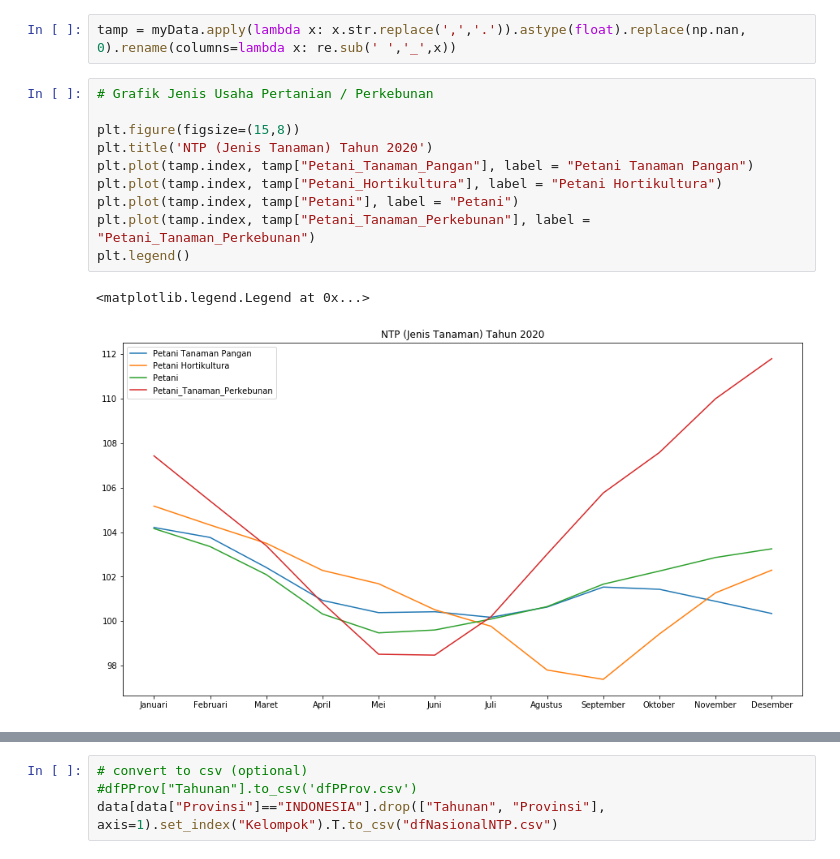
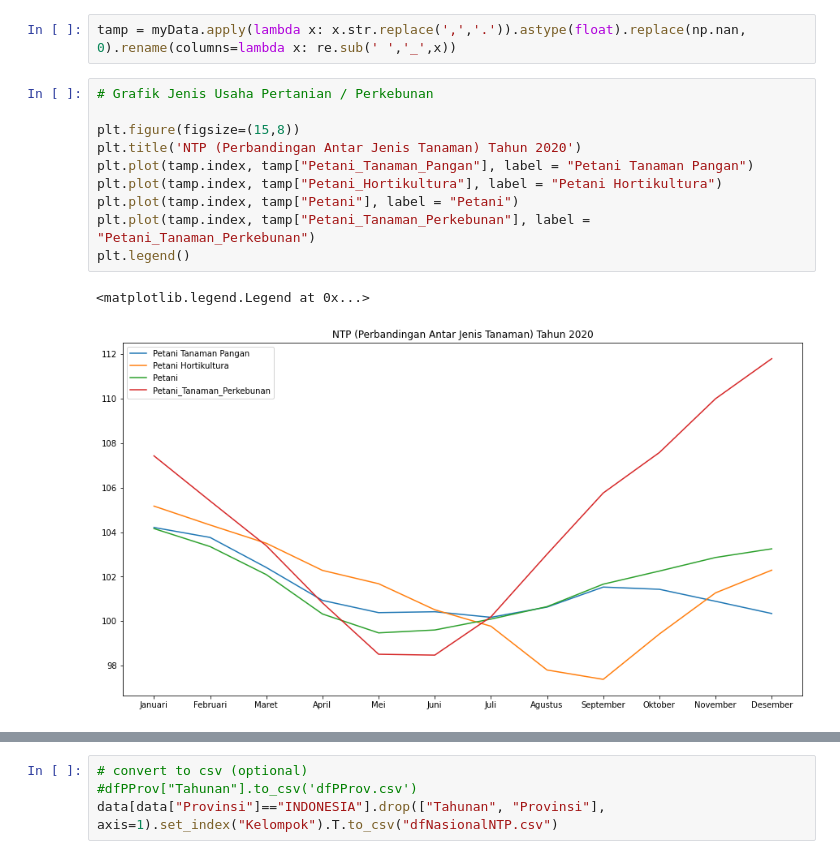
Before and after one commit to IanNarsa/iannarsa.github.io, a Jupyter notebook: pertanian/NTP.ipynb, the cells around one changed output, grey strips where cells are left out. Cells and saved outputs as stored; diff of their text form.

```diff
--- a/pertanian/NTP.ipynb
+++ b/pertanian/NTP.ipynb
@@ -178,13 +190,13 @@ tamp = myData.apply(lambda x: x.str.replace(',','.')).astype(float).replace(np.n
 # %%
 # Grafik Jenis Usaha Pertanian / Perkebunan
 
 plt.figure(figsize=(15,8))
-plt.title('NTP (Jenis Tanaman) Tahun 2020')
+plt.title('NTP (Perbandingan Antar Jenis Tanaman) Tahun 2020')
 plt.plot(tamp.index, tamp["Petani_Tanaman_Pangan"], label = "Petani Tanaman Pangan")
 plt.plot(tamp.index, tamp["Petani_Hortikultura"], label = "Petani Hortikultura")
 plt.plot(tamp.index, tamp["Petani"], label = "Petani")
 plt.plot(tamp.index, tamp["Petani_Tanaman_Perkebunan"], label = "Petani_Tanaman_Perkebunan")
 plt.legend()
 # %% [output]
 <matplotlib.legend.Legend at 0x...>
-[figure, old version]
+[figure, new version]
```
Also changed, not shown: parts of 16 cells of this notebook, 14 other files.
